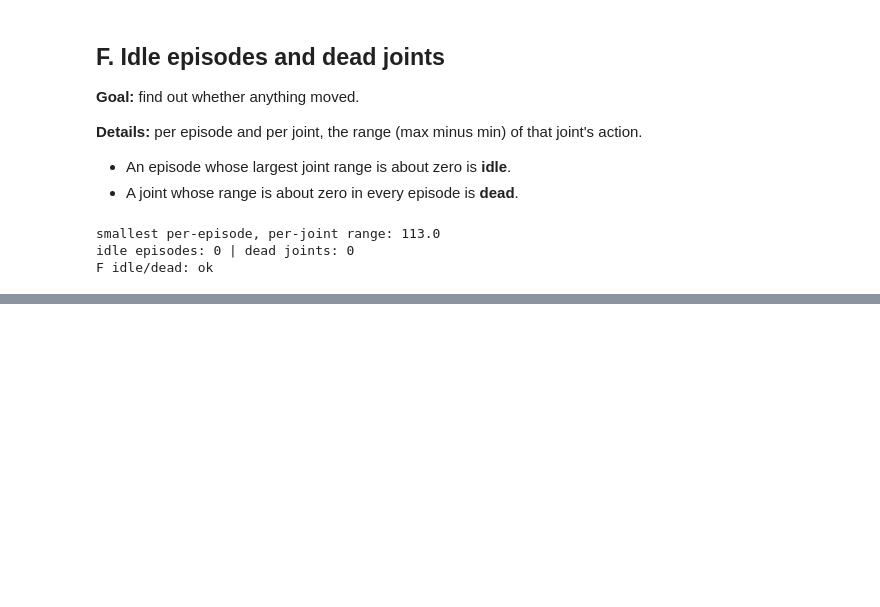
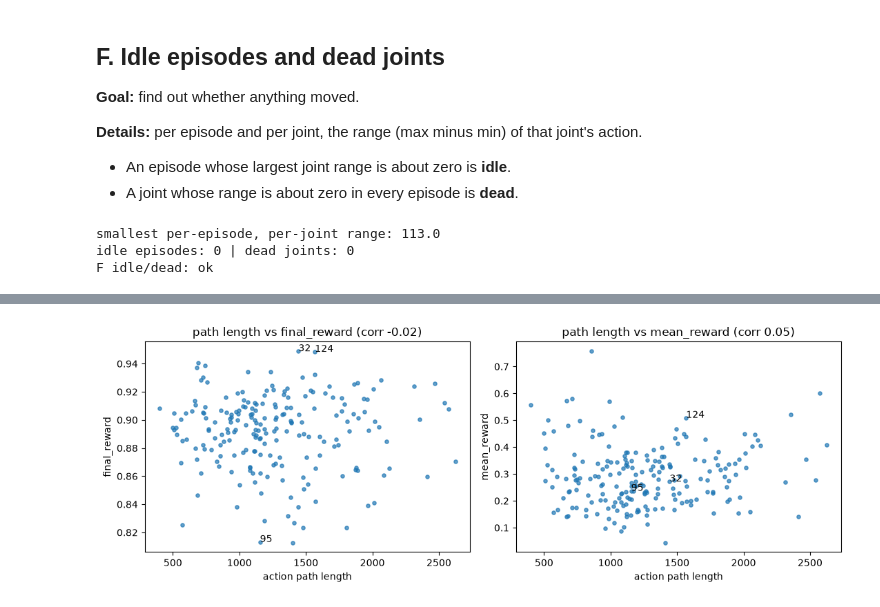
Before and after one commit to snudurupati/physical-ai-data-architect, a Jupyter notebook: weeks/week-01/notebooks/02_profiler.ipynb, the cells around one changed output, grey strips where cells are left out. Drawn from its saved outputs; the diff is of its cells as text; code cells hidden in the pictures; blank space fills up the shorter version.

```diff
--- a/weeks/week-01/notebooks/02_profiler.ipynb
+++ b/weeks/week-01/notebooks/02_profiler.ipynb
@@ -379,0 +567,33 @@ F idle/dead: ok
+# %%
+from pyspark.sql.window import Window
+import matplotlib.pyplot as plt
+
+w = Window.partitionBy("episode_index").orderBy("frame_index")
+a = F.col("action")
+
+# distance between this action and the previous one, per frame
+step = F.sqrt((a[0] - F.lag(a[0]).over(w))**2 + (a[1] - F.lag(a[1]).over(w))**2)
+
+path_df = (data_df.withColumn("step", step)
+           .groupBy("episode_index")
+           .agg(F.sum("step").alias("path_len")))          # first frame has a null step, which sum ignores
+
+effort_df = reward_df.join(path_df, "episode_index")
+pdf2 = effort_df.toPandas()
+
+c_final = pdf2["path_len"].corr(pdf2["final_reward"])
+c_mean = pdf2["path_len"].corr(pdf2["mean_reward"])
+
+fig, ax = plt.subplots(1, 2, figsize=(11, 4))
+for axis, col, c in ((ax[0], "final_reward", c_final), (ax[1], "mean_reward", c_mean)):
+    axis.scatter(pdf2["path_len"], pdf2[col], s=14, alpha=0.7)
+    for ep in (95, 32, 124):                                # the episodes you inspected
+        r = pdf2[pdf2["episode_index"] == ep].iloc[0]
+        axis.annotate(str(ep), (r["path_len"], r[col]))
+    axis.set_xlabel("action path length")
+    axis.set_ylabel(col)
+    axis.set_title(f"path length vs {col} (corr {c:.2f})")
+plt.tight_layout()
+plt.show()
+# %% [output]
+[figure, added]
```
Also changed, not shown: parts of 15 cells of this notebook, 3 other files.
